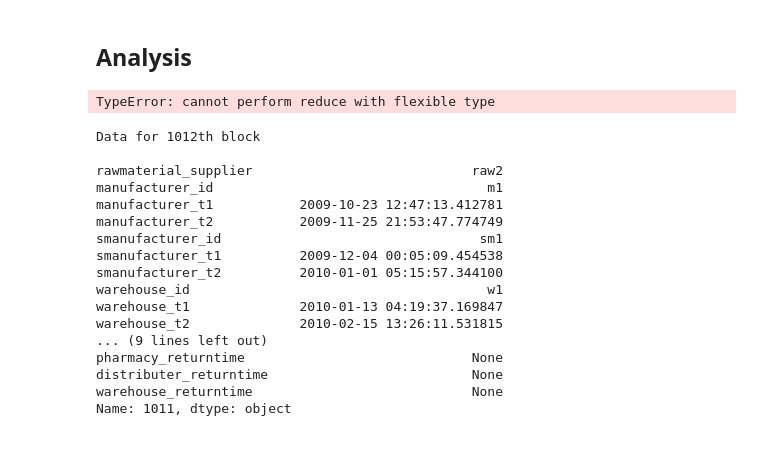
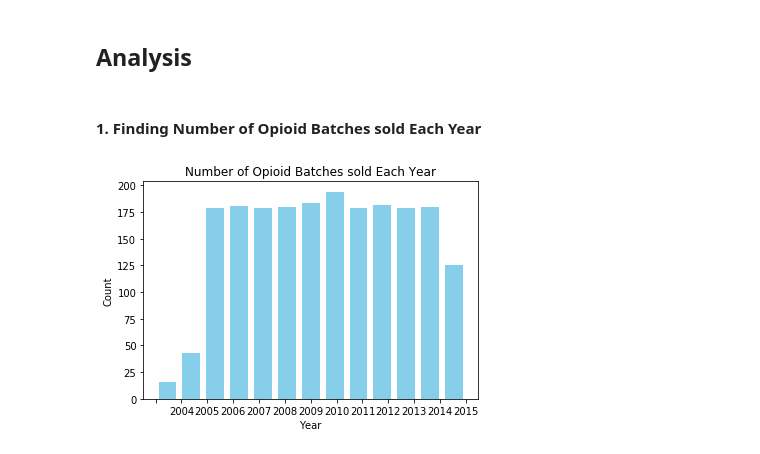
Before and after one commit to bigdata-i523/hid212, a Jupyter notebook: project/blockchain.ipynb, the cells around one changed output. Saved outputs shown, nothing was run; the diff lists cells and outputs as text; code cells hidden in the pictures.

```diff
--- a/project/blockchain.ipynb
+++ b/project/blockchain.ipynb
@@ -259,44 +285,26 @@ block_update(block_id, key, timestamp)
 Block #1500 has been updated
 # %% [markdown]
 ## Analysis
+# %% [markdown]
+#### 1. Finding Number of Opioid Batches sold Each Year
 # %%
 sales_yearly = []
 count = 0
 for i in supply_chain_data.pharmacy_t2:
     if i:
         #print i.date
-        sales_yearly.append([count, str(i.year)])
+        sales_yearly.append(str(i.year))
         count=count+1
     else:
-        sales_yearly.append([count, ''])
+        sales_yearly.append('')
         count=count+1
-# %%
-import matplotlib.pyplot as plt
-#sns.set(color_codes=True)
-plt.hist(sales_yearly[:1])
-plt.show()
-#supply_chain_data.pharmacy_t2[1000].year
-#count(sales_yearly[sales_yearly[i]='2004'])
-# %% [output]
-TypeError: cannot perform reduce with flexible type
-# %%
-print ("Data for 1012th block\n")
-print (blockchain[1012].data)
-# %% [output]
-Data for 1012th block
-
-rawmaterial_supplier                            raw2
-manufacturer_id                                   m1
-manufacturer_t1           2009-10-23 12:47:13.412781
-manufacturer_t2           2009-11-25 21:53:47.774749
-smanufacturer_id                                 sm1
-smanufacturer_t1          2009-12-04 00:05:09.454538
-smanufacturer_t2          2010-01-01 05:15:57.344100
-warehouse_id                                      w1
-warehouse_t1              2010-01-13 04:19:37.169847
-warehouse_t2              2010-02-15 13:26:11.531815
-... (9 lines left out)
-pharmacy_returntime                             None
-distributer_returntime                          None
-warehouse_returntime                            None
-Name: 1011, dtype: object
+# %%
+plt.hist(sales_yearly,bins = 13, rwidth = 0.75,color = "skyblue")
+plt.title('Number of Opioid Batches sold Each Year')
+plt.xlabel('Year')
+plt.ylabel('Count')
+plt.savefig('./images/yearly_batch_count_hist.png')
+plt.show()
+#sales_yearly.count('2014')
+# %% [output]
+[figure, added]
```
Also changed, not shown: parts of 13 cells of this notebook, 1 other file.
